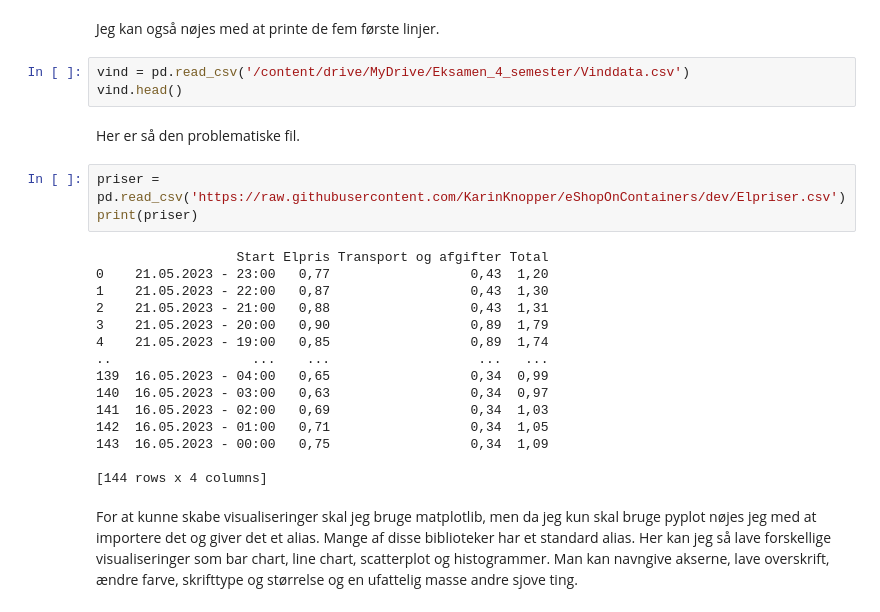
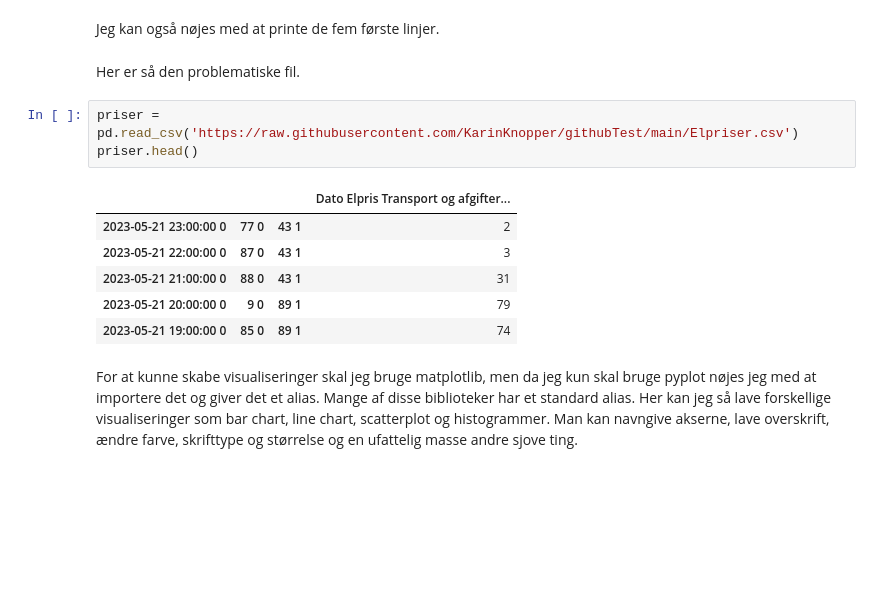
Before and after one commit to KarinKnopper/githubTest, a Jupyter notebook: Eksamensprojekt_4__semester.ipynb, the cells around one changed output. Saved outputs shown, nothing was run; the diff lists cells and outputs as text; blank space fills up the shorter version.

```diff
--- a/Eksamensprojekt_4__semester.ipynb
+++ b/Eksamensprojekt_4__semester.ipynb
@@ -108,28 +126,17 @@ print(vind)
 # %% [markdown]
 Jeg kan også nøjes med at printe de fem første linjer.
-# %%
-vind = pd.read_csv('/content/drive/MyDrive/Eksamen_4_semester/Vinddata.csv')
-vind.head()
 # %% [markdown]
 Her er så den problematiske fil.
 # %%
-priser = pd.read_csv('https://raw.githubusercontent.com/KarinKnopper/eShopOnContainers/dev/Elpriser.csv')
-print(priser)
+priser = pd.read_csv('https://raw.githubusercontent.com/KarinKnopper/githubTest/main/Elpriser.csv')
+priser.head()
 # %% [output]
-                  Start Elpris Transport og afgifter Total
-0    21.05.2023 - 23:00   0,77                  0,43  1,20
-1    21.05.2023 - 22:00   0,87                  0,43  1,30
-2    21.05.2023 - 21:00   0,88                  0,43  1,31
-3    21.05.2023 - 20:00   0,90                  0,89  1,79
-4    21.05.2023 - 19:00   0,85                  0,89  1,74
-..                  ...    ...                   ...   ...
-139  16.05.2023 - 04:00   0,65                  0,34  0,99
-140  16.05.2023 - 03:00   0,63                  0,34  0,97
-141  16.05.2023 - 02:00   0,69                  0,34  1,03
-142  16.05.2023 - 01:00   0,71                  0,34  1,05
-143  16.05.2023 - 00:00   0,75                  0,34  1,09
-
-[144 rows x 4 columns]
+|  |  |  | Dato Elpris Transport og afgifter... |
+| 2023-05-21 23:00:00 0 | 77 0 | 43 1 | 2 |
+| 2023-05-21 22:00:00 0 | 87 0 | 43 1 | 3 |
+| 2023-05-21 21:00:00 0 | 88 0 | 43 1 | 31 |
+| 2023-05-21 20:00:00 0 | 9 0 | 89 1 | 79 |
+| 2023-05-21 19:00:00 0 | 85 0 | 89 1 | 74 |
 # %% [markdown]
 For at kunne skabe visualiseringer skal jeg bruge matplotlib, men da jeg kun skal bruge pyplot nøjes jeg med at importere det og giver det et alias. Mange af disse biblioteker har et standard alias.
 Her kan jeg så lave forskellige visualiseringer som bar chart, line chart, scatterplot og histogrammer.
```
Also changed, not shown: parts of 4 cells of this notebook.
